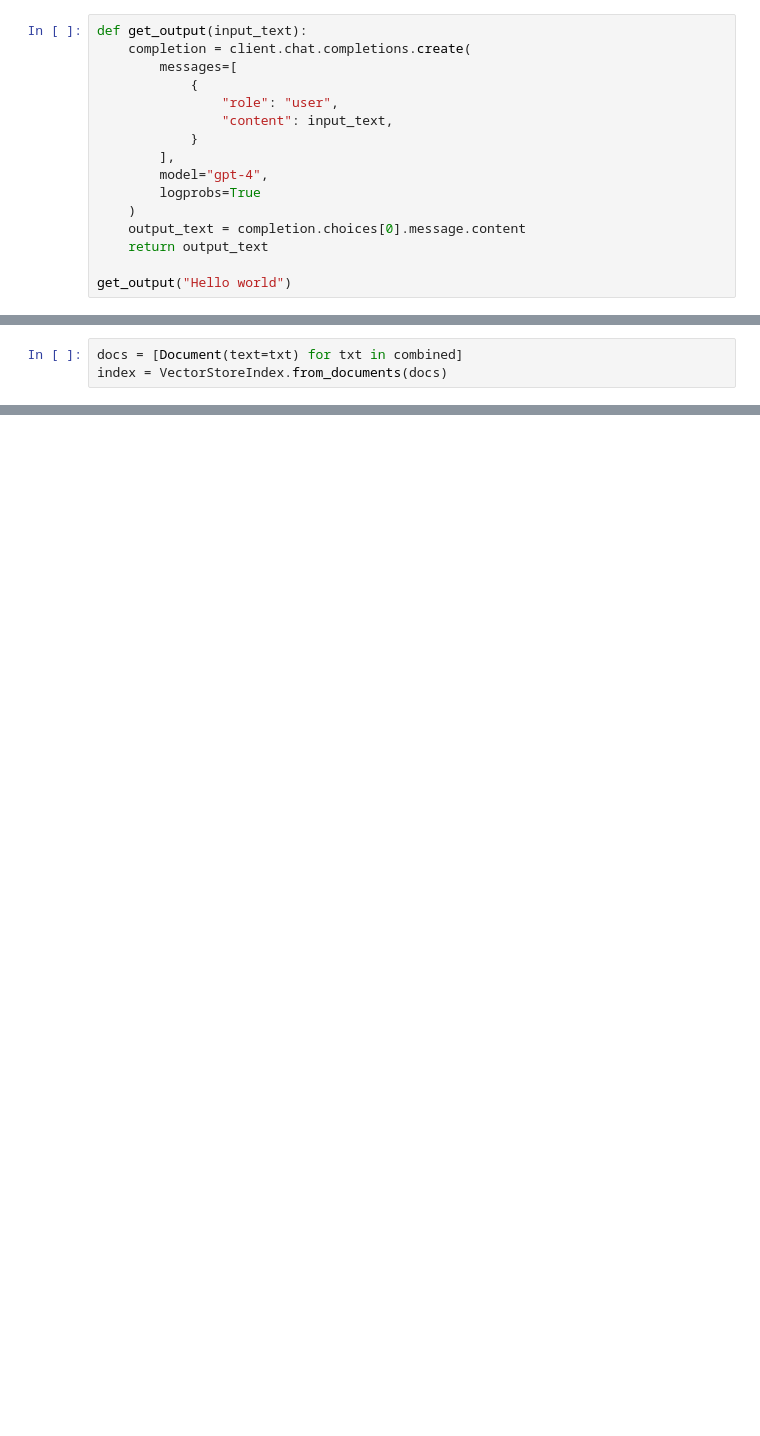
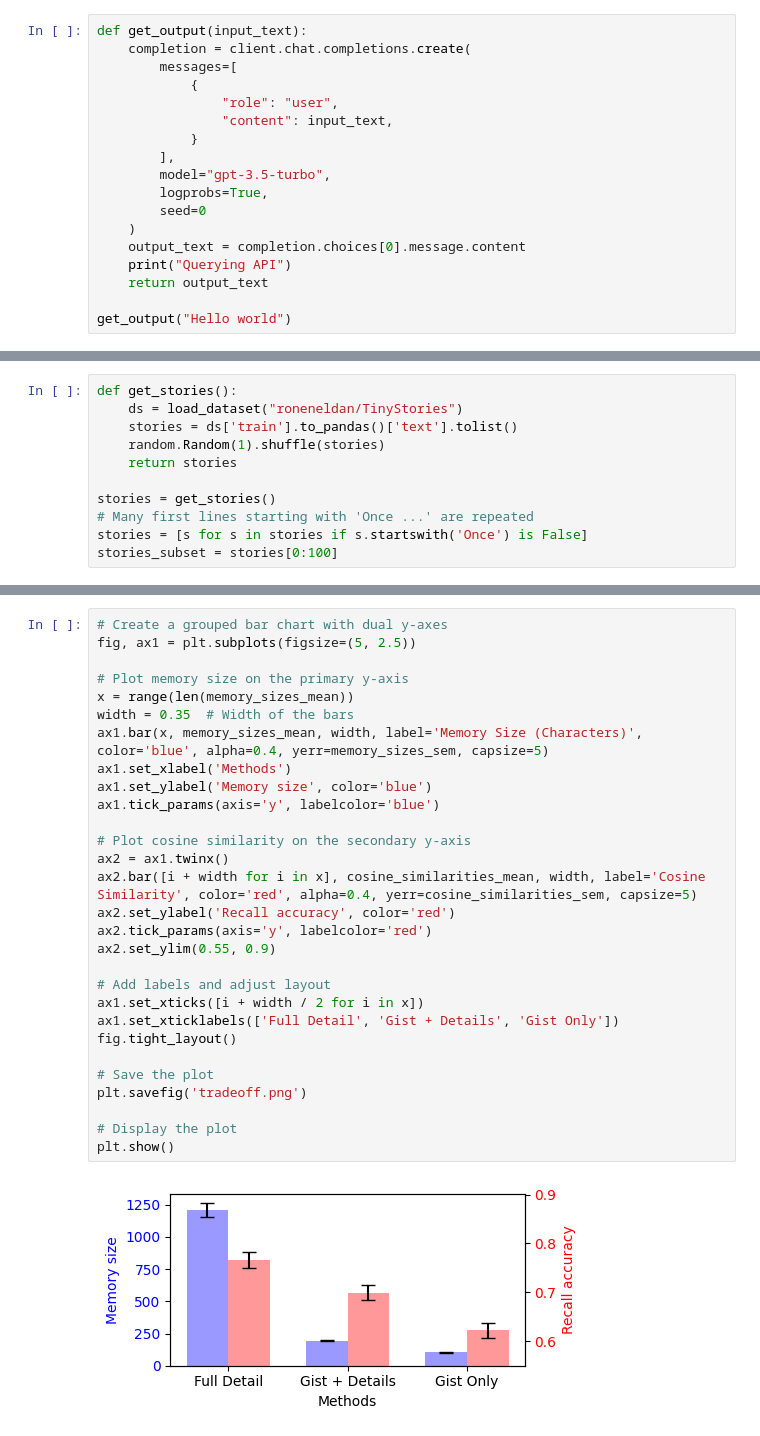
Before and after one commit to ellie-as/sequence-memory, a Jupyter notebook: misc/RAG story demo.ipynb, the cells around one changed output, grey strips where cells are left out. Cells and saved outputs as stored; diff of their text form; blank space fills up the shorter version.

Commit message:
update gist plus details simulation

```diff
--- a/misc/RAG story demo.ipynb
+++ b/misc/RAG story demo.ipynb
@@ -57,10 +39,12 @@ def get_output(input_text):
                 "content": input_text,
             }
         ],
-        model="gpt-4",
-        logprobs=True
+        model="gpt-3.5-turbo",
+        logprobs=True,
+        seed=0
     )
     output_text = completion.choices[0].message.content
+    print("Querying API")
     return output_text
 
 get_output("Hello world")
@@ -80,3 +53,0 @@ combined = ["Gist: " + gists[i] + " Other details: " + details[i] for i in range
-# %%
-docs = [Document(text=txt) for txt in combined]
-index = VectorStoreIndex.from_documents(docs)
@@ -125,0 +56,11 @@ for i in range(50):
+# %%
+def get_stories():
+    ds = load_dataset("roneneldan/TinyStories")
+    stories = ds['train'].to_pandas()['text'].tolist()
+    random.Random(1).shuffle(stories)
+    return stories
+
+stories = get_stories()
+# Many first lines starting with 'Once ...' are repeated
+stories = [s for s in stories if s.startswith('Once') is False]
+stories_subset = stories[0:100]
@@ -125,0 +200,31 @@ for i in range(50):
+# %%
+# Create a grouped bar chart with dual y-axes
+fig, ax1 = plt.subplots(figsize=(5, 2.5))
+
+# Plot memory size on the primary y-axis
+x = range(len(memory_sizes_mean))
+width = 0.35  # Width of the bars
+ax1.bar(x, memory_sizes_mean, width, label='Memory Size (Characters)', color='blue', alpha=0.4, yerr=memory_sizes_sem, capsize=5)
+ax1.set_xlabel('Methods')
+ax1.set_ylabel('Memory size', color='blue')
+ax1.tick_params(axis='y', labelcolor='blue')
+
+# Plot cosine similarity on the secondary y-axis
+ax2 = ax1.twinx()
+ax2.bar([i + width for i in x], cosine_similarities_mean, width, label='Cosine Similarity', color='red', alpha=0.4, yerr=cosine_similarities_sem, capsize=5)
+ax2.set_ylabel('Recall accuracy', color='red')
+ax2.tick_params(axis='y', labelcolor='red')
+ax2.set_ylim(0.55, 0.9)
+
+# Add labels and adjust layout
+ax1.set_xticks([i + width / 2 for i in x])
+ax1.set_xticklabels(['Full Detail', 'Gist + Details', 'Gist Only'])
+fig.tight_layout()
+
+# Save the plot
+plt.savefig('tradeoff.png')
+
+# Display the plot
+plt.show()
+# %% [output]
+[figure, added]
```
Also changed, not shown: parts of 18 cells of this notebook, 8 other files.
